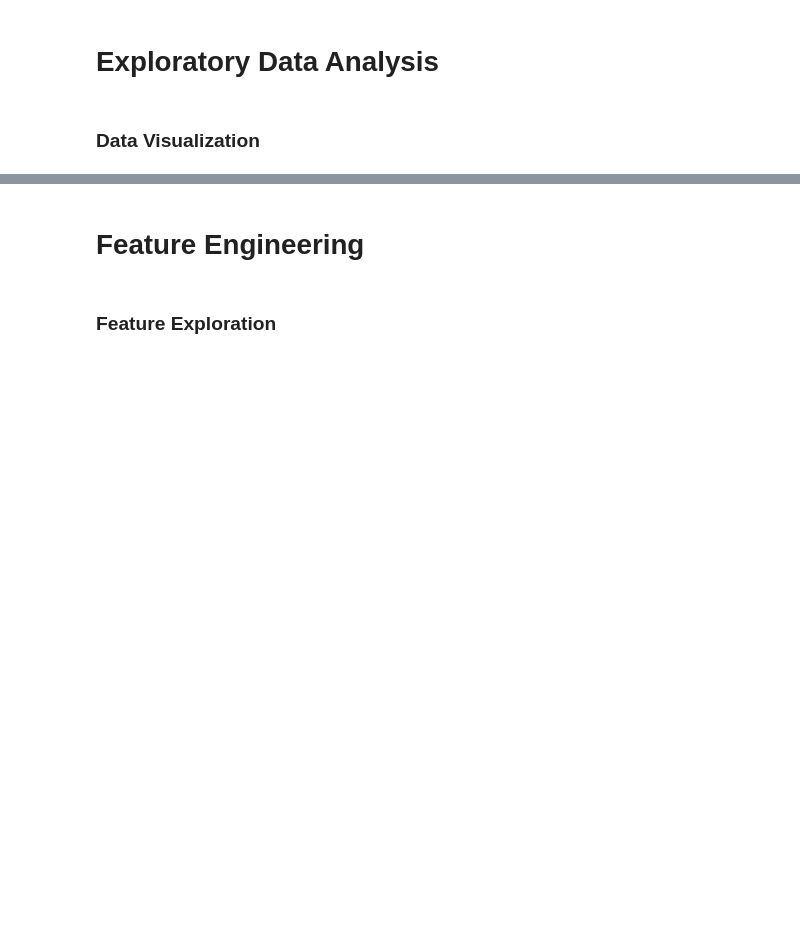
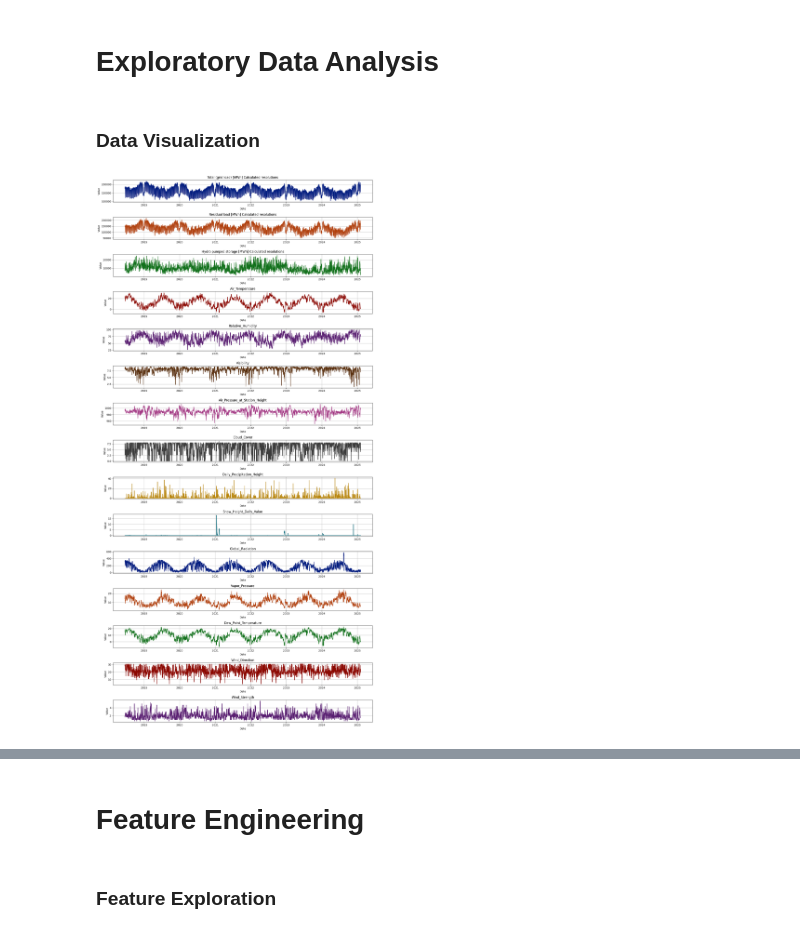
Before and after one commit to yhfrds/techlabs-ds-battery-project, a Jupyter notebook: src/dataset_transformation_hyperparameter_tuning_FINAL_20250327.ipynb, the cells around one changed output, grey strips where cells are left out. Drawn from its saved outputs; the diff is of its cells as text; code cells hidden in the pictures; blank space fills up the shorter version.

```diff
--- a/src/dataset_transformation_hyperparameter_tuning_FINAL_20250327.ipynb
+++ b/src/dataset_transformation_hyperparameter_tuning_FINAL_20250327.ipynb
@@ -16,7 +16,7 @@ What values will we get real time?
 ### Reading and Clean the Dataset
 # %%
 # Load dataset and convert 'Date' column to datetime format
-df = pd.read_csv('C:/Users/afeli/Desktop/TechLabs/TDBP Project/techlabs-ds-battery-project-TDBP-5-Version-2.0-/data/DATASET_final_untransformed_uncleaned.csv', sep=";")
+df = pd.read_csv('../data/DATASET_final_untransformed_uncleaned.csv', sep=";")
 df["Date"] = pd.to_datetime(df["Date"])
 
 # Keep only the data from June 1, 2018, onwards, as the global radiation dataset starts from this date (reported by Celine)
@@ -106,24 +106,20 @@ Wind_Strength                                                     0
 # %% [markdown]
 ### Data Visualization
 # %%
-# # Set up the figure and axes
-# num_columns = len(df_imputed.columns)
-# fig, axes = plt.subplots(num_columns, 1, figsize=(num_columns, num_columns*1.5))  # Adjust figsize as needed
+num_columns = len(df_imputed.columns)
+fig, axes = plt.subplots(num_columns, 1, figsize=(num_columns, num_columns*2))
 
-# # Define a color palette (you can adjust the palette)
-# palette = sns.color_palette("dark", n_colors=num_columns)
+palette = sns.color_palette("dark", n_colors=num_columns)
 
-# # Loop through each column and plot it in the corresponding subplot with a different color
-# for i, column in enumerate(df_imputed.columns):
-#     sns.lineplot(data=df_imputed, x=df_imputed.index, y=column, ax=axes[i], color=palette[i])
-#     axes[i].set_title(column)
-#     axes[i].set_xlabel('Date')
-#     axes[i].set_ylabel('Value')
-#     axes[i].grid(True)
+for i, column in enumerate(df_imputed.columns):
+    sns.lineplot(data=df_imputed, x=df_imputed.index, y=column, ax=axes[i], color=palette[i])
+    axes[i].set_title(column)
+    axes[i].set_xlabel('Date')
+    axes[i].set_ylabel('Value')
+    axes[i].grid(True)
 
-# # Adjust layout for better spacing
-# plt.tight_layout()
-
-# # Show the plots
-# plt.show()
+plt.tight_layout()
+plt.show()
+# %% [output]
+[figure, added]
 # %%
```
Also changed, not shown: parts of 35 cells of this notebook.
